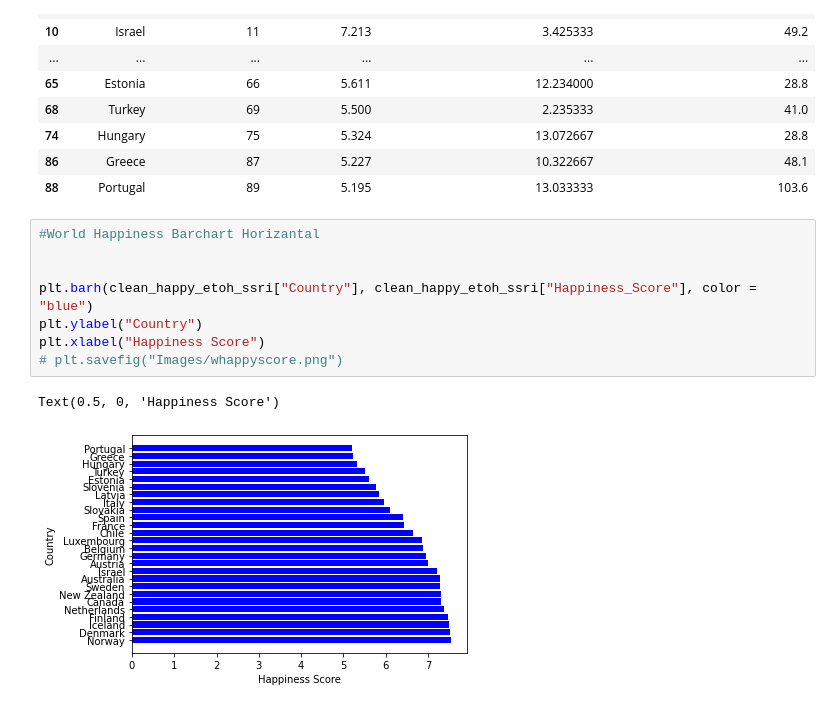
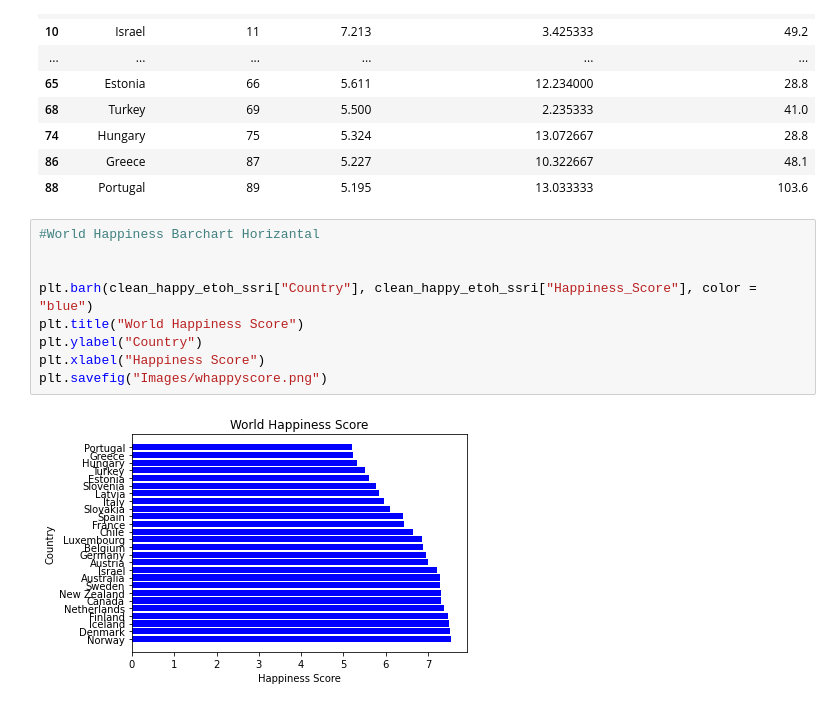
Before and after one commit to DanZanoria/ETL-Project, a Jupyter notebook: Working-File-Jupyter-Notebook-ETL.ipynb, the cells around one changed output. Cells and saved outputs as stored; diff of their text form.

Commit message:
more charts

```diff
--- a/Working-File-Jupyter-Notebook-ETL.ipynb
+++ b/Working-File-Jupyter-Notebook-ETL.ipynb
@@ -248,11 +251,11 @@ clean_happy_etoh_ssri
 # %%
 #World Happiness Barchart Horizantal
 
 
 plt.barh(clean_happy_etoh_ssri["Country"], clean_happy_etoh_ssri["Happiness_Score"], color = "blue")
+plt.title("World Happiness Score")
 plt.ylabel("Country")
 plt.xlabel("Happiness Score")
-# plt.savefig("Images/whappyscore.png")
+plt.savefig("Images/whappyscore.png")
 # %% [output]
-Text(0.5, 0, 'Happiness Score')
-[figure, old version]
+[figure, new version]
```
Also changed, not shown: parts of 3 cells of this notebook, 3 other files.
